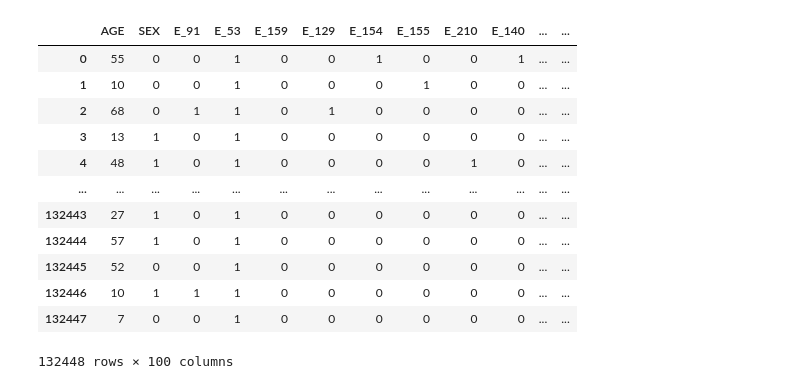
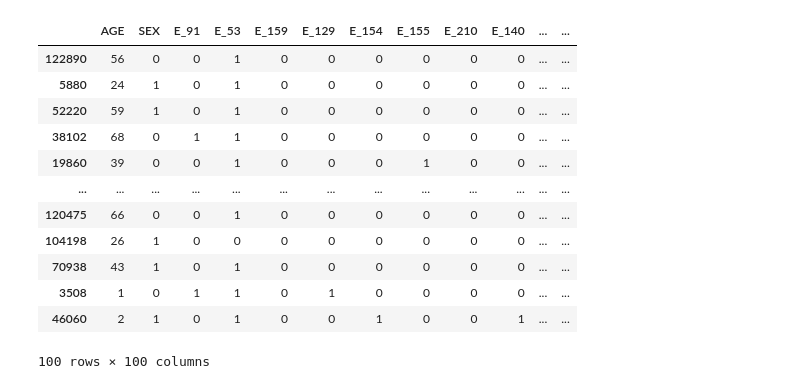
Before and after one commit to jtdomingo3/VITAS, a Jupyter notebook: src/explainer.ipynb, the cells around one changed output. Drawn from its saved outputs; the diff is of its cells as text; code cells hidden in the pictures.

```diff
--- a/src/trained_with_pathology/eval.ipynb
+++ b/src/explainer.ipynb
@@ -54,20 +72,0 @@ def data_proc(df, seed):
-# %%
-# 1% is 6min
-diagnosis_df_valid = data_proc(diagnosis_df_valid, seed=0)
-# sample x% of the validation dataset
-# diagnosis_df_valid = diagnosis_df_valid.sample(frac=0.01, random_state=1)
-diagnosis_df_valid
-# %% [output]
-|  | AGE | SEX | E_91 | E_53 | E_159 | E_129 | E_154 | E_155 | E_210 | E_140 | ... | ... |
-| 0 | 55 | 0 | 0 | 1 | 0 | 0 | 1 | 0 | 0 | 1 | ... | ... |
-| 1 | 10 | 0 | 0 | 1 | 0 | 0 | 0 | 1 | 0 | 0 | ... | ... |
-| 2 | 68 | 0 | 1 | 1 | 0 | 1 | 0 | 0 | 0 | 0 | ... | ... |
-| 3 | 13 | 1 | 0 | 1 | 0 | 0 | 0 | 0 | 0 | 0 | ... | ... |
-| 4 | 48 | 1 | 0 | 1 | 0 | 0 | 0 | 0 | 1 | 0 | ... | ... |
-| ... | ... | ... | ... | ... | ... | ... | ... | ... | ... | ... | ... | ... |
-| 132443 | 27 | 1 | 0 | 1 | 0 | 0 | 0 | 0 | 0 | 0 | ... | ... |
-| 132444 | 57 | 1 | 0 | 1 | 0 | 0 | 0 | 0 | 0 | 0 | ... | ... |
-| 132445 | 52 | 0 | 0 | 1 | 0 | 0 | 0 | 0 | 0 | 0 | ... | ... |
-| 132446 | 10 | 1 | 1 | 1 | 0 | 0 | 0 | 0 | 0 | 0 | ... | ... |
-| 132447 | 7 | 0 | 0 | 1 | 0 | 0 | 0 | 0 | 0 | 0 | ... | ... |
-132448 rows × 100 columns
@@ -95,0 +73,7 @@ def predict_diagnosis(x):
+# %%
+def sample_patient(df, n_sample, seed=0):
+    np.random.seed(seed)
+    sample_idx = np.random.choice(df.index, size=n_sample, replace=False)
+    # sample_idx = [9040] #when u want a specific patient
+    sample_df = df.loc[sample_idx]
+    return sample_df, sample_idx
@@ -96 +133,19 @@ def predict_diagnosis(x):
+# %%
+# Select random patients
+sample_df, sample_idx = sample_patient(diagnosis_df_valid, 100, seed=0)
+sample_df
+# %% [output]
+|  | AGE | SEX | E_91 | E_53 | E_159 | E_129 | E_154 | E_155 | E_210 | E_140 | ... | ... |
+| 122890 | 56 | 0 | 0 | 1 | 0 | 0 | 0 | 0 | 0 | 0 | ... | ... |
+| 5880 | 24 | 1 | 0 | 1 | 0 | 0 | 0 | 0 | 0 | 0 | ... | ... |
+| 52220 | 59 | 1 | 0 | 1 | 0 | 0 | 0 | 0 | 0 | 0 | ... | ... |
+| 38102 | 68 | 0 | 1 | 1 | 0 | 0 | 0 | 0 | 0 | 0 | ... | ... |
+| 19860 | 39 | 0 | 0 | 1 | 0 | 0 | 0 | 1 | 0 | 0 | ... | ... |
+| ... | ... | ... | ... | ... | ... | ... | ... | ... | ... | ... | ... | ... |
+| 120475 | 66 | 0 | 0 | 1 | 0 | 0 | 0 | 0 | 0 | 0 | ... | ... |
+| 104198 | 26 | 1 | 0 | 0 | 0 | 0 | 0 | 0 | 0 | 0 | ... | ... |
+| 70938 | 43 | 1 | 0 | 1 | 0 | 0 | 0 | 0 | 0 | 0 | ... | ... |
+| 3508 | 1 | 0 | 1 | 1 | 0 | 1 | 0 | 0 | 0 | 0 | ... | ... |
+| 46060 | 2 | 1 | 0 | 1 | 0 | 0 | 1 | 0 | 0 | 1 | ... | ... |
+100 rows × 100 columns
 # %%
```
Also changed, not shown: parts of 21 cells of this notebook, 5 other files.
